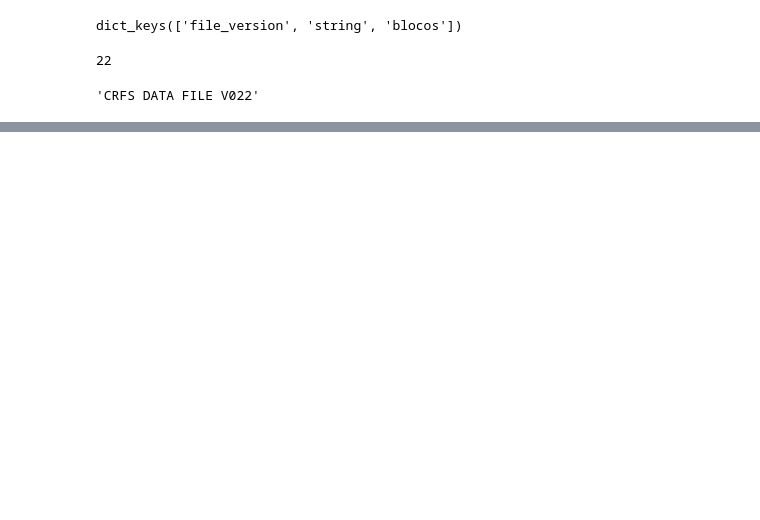
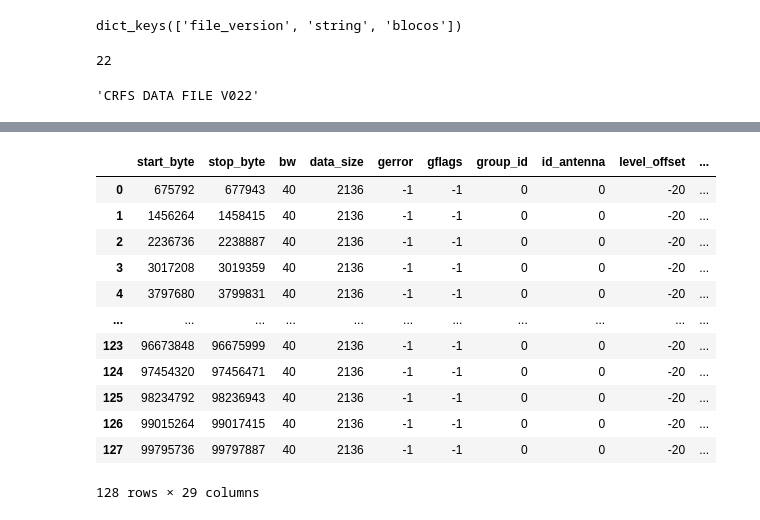
Before and after one commit to ronaldokun/rfpye, a Jupyter notebook: _tests.ipynb, the cells around one changed output, grey strips where cells are left out. Saved outputs shown, nothing was run; the diff lists cells and outputs as text; code cells hidden in the pictures; blank space fills up the shorter version.

```diff
--- a/_tests.ipynb
+++ b/_tests.ipynb
@@ -145,0 +172,3 @@ df = pd.DataFrame(b1).set_index('wallclock_datetime') ; df.head()
+# %%
+%%time
+metadata = export_bin_meta(multi['blocos'])
@@ -146,3 +177,19 @@ df = pd.DataFrame(b1).set_index('wallclock_datetime') ; df.head()
+# %%
+metadata[-1][1]
+# %% [output]
+|  | start_byte | stop_byte | bw | data_size | gerror | gflags | group_id | id_antenna | level_offset | ... |
+| 0 | 675792 | 677943 | 40 | 2136 | -1 | -1 | 0 | 0 | -20 | ... |
+| 1 | 1456264 | 1458415 | 40 | 2136 | -1 | -1 | 0 | 0 | -20 | ... |
+| 2 | 2236736 | 2238887 | 40 | 2136 | -1 | -1 | 0 | 0 | -20 | ... |
+| 3 | 3017208 | 3019359 | 40 | 2136 | -1 | -1 | 0 | 0 | -20 | ... |
+| 4 | 3797680 | 3799831 | 40 | 2136 | -1 | -1 | 0 | 0 | -20 | ... |
+| ... | ... | ... | ... | ... | ... | ... | ... | ... | ... | ... |
+| 123 | 96673848 | 96675999 | 40 | 2136 | -1 | -1 | 0 | 0 | -20 | ... |
+| 124 | 97454320 | 97456471 | 40 | 2136 | -1 | -1 | 0 | 0 | -20 | ... |
+| 125 | 98234792 | 98236943 | 40 | 2136 | -1 | -1 | 0 | 0 | -20 | ... |
+| 126 | 99015264 | 99017415 | 40 | 2136 | -1 | -1 | 0 | 0 | -20 | ... |
+| 127 | 99795736 | 99797887 | 40 | 2136 | -1 | -1 | 0 | 0 | -20 | ... |
+128 rows × 29 columns
 # %%
 b2 = multi['blocos'][(63,50)].map(getattrs)
 # %%
```
Also changed, not shown: parts of 42 cells of this notebook, 16 other files.
